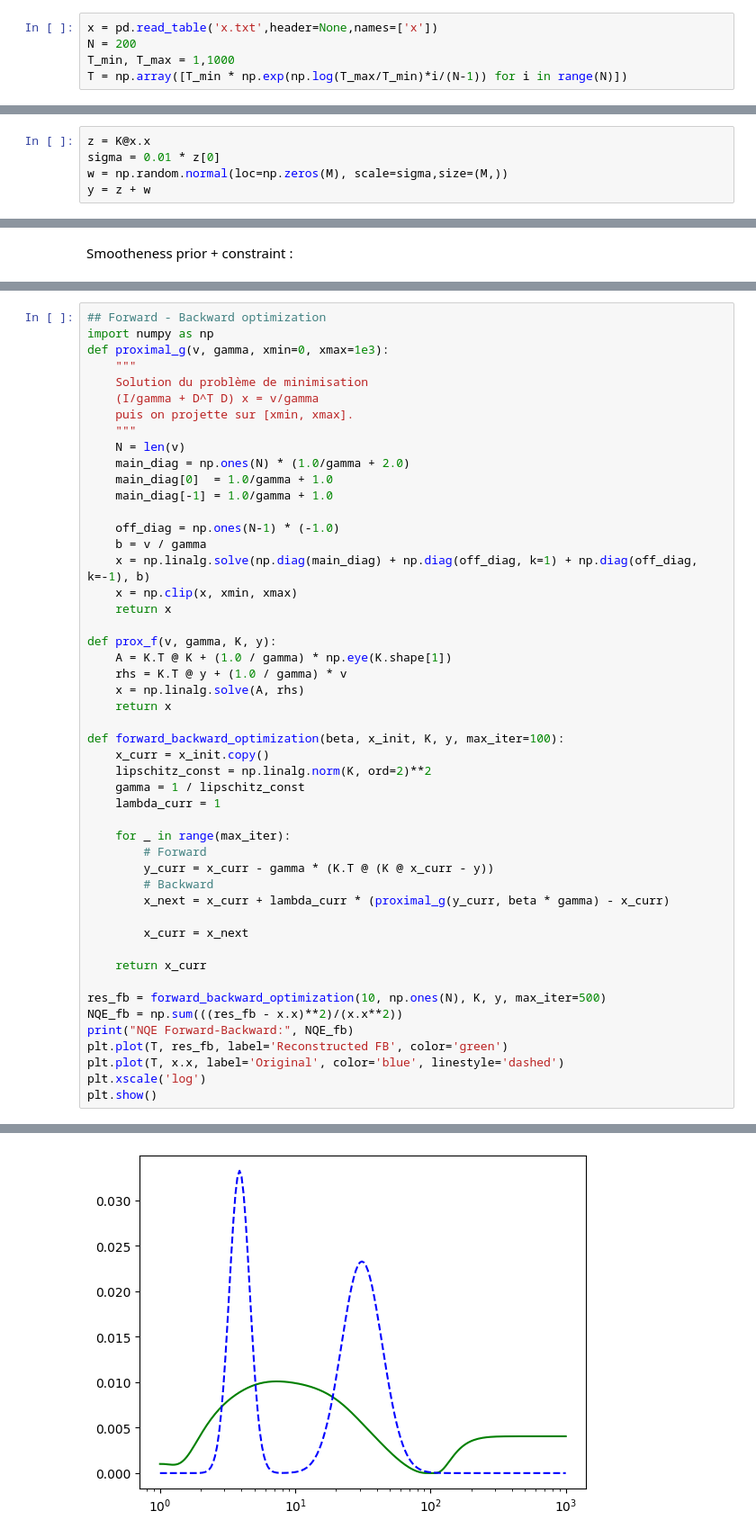
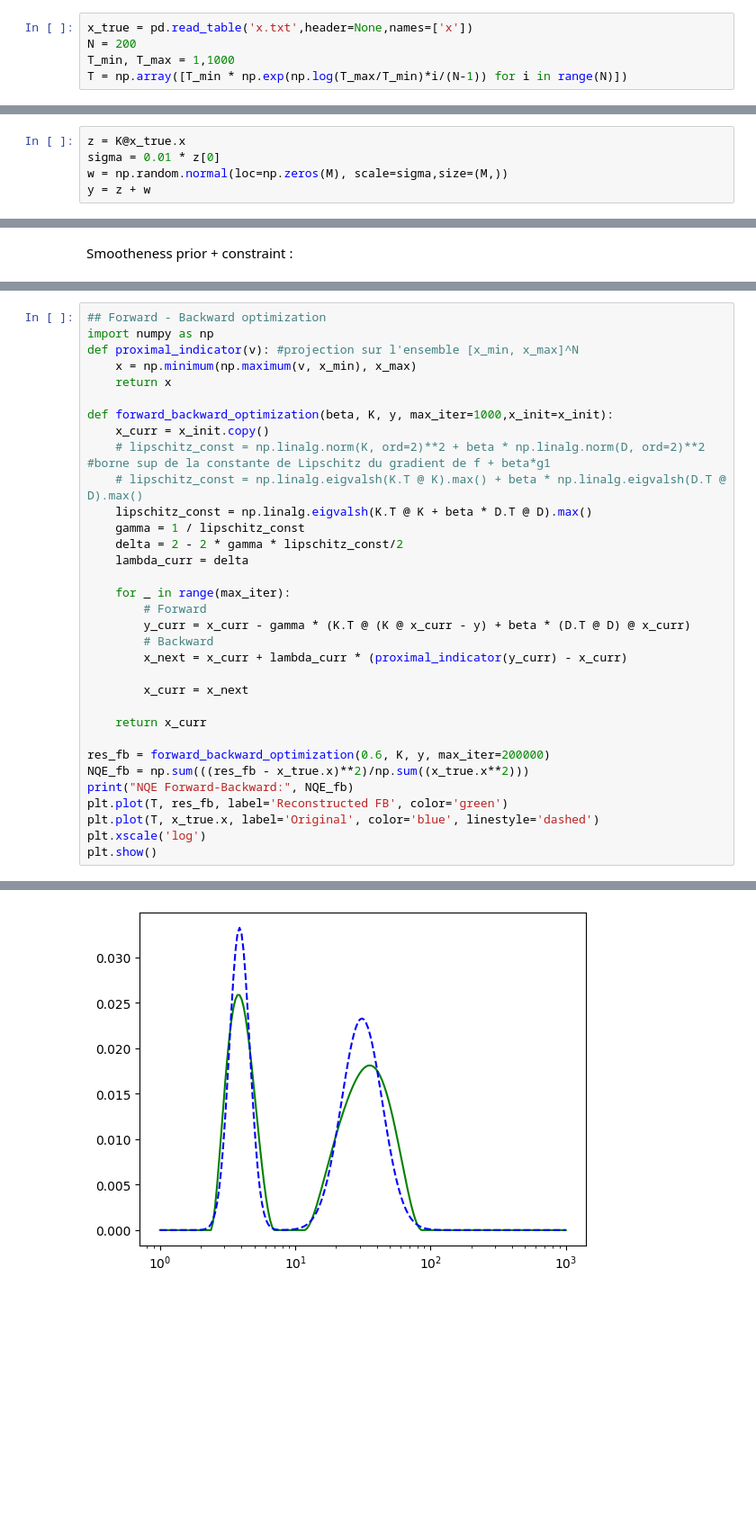
Before and after one commit to agathM/TPLSD, a Jupyter notebook: main.ipynb, the cells around one changed output, grey strips where cells are left out. Shown at 90% size. Cells and saved outputs as stored; diff of their text form; blank space fills up the shorter version.

```diff
--- a/main.ipynb
+++ b/main.ipynb
@@ -3,7 +5,7 @@ import numpy as np
 import pandas as pd
 import matplotlib.pyplot as plt
 # %%
-x = pd.read_table('x.txt',header=None,names=['x'])
+x_true = pd.read_table('x.txt',header=None,names=['x'])
 N = 200
 T_min, T_max = 1,1000
 T = np.array([T_min * np.exp(np.log(T_max/T_min)*i/(N-1)) for i in range(N)])
@@ -18,7 +20,7 @@ tmin, tmax = 0,1.5
 t = np.array([tmin + (tmax - tmin)*i/(M-1) for i in range(M)])
 K = np.exp(-np.outer(t,T))
 # %%
-z = K@x.x
+z = K@x_true.x
 sigma = 0.01 * z[0]
 w = np.random.normal(loc=np.zeros(M), scale=sigma,size=(M,))
 y = z + w
@@ -100,50 +126,34 @@ Minimum NQE: 5.095815874324797e+21
 # %%
 ## Forward - Backward optimization
 import numpy as np
-def proximal_g(v, gamma, xmin=0, xmax=1e3):
-    """
-    Solution du problème de minimisation
-    (I/gamma + D^T D) x = v/gamma
-    puis on projette sur [xmin, xmax].
-    """
-    N = len(v)
-    main_diag = np.ones(N) * (1.0/gamma + 2.0)
-    main_diag[0]  = 1.0/gamma + 1.0
-    main_diag[-1] = 1.0/gamma + 1.0
-
-    off_diag = np.ones(N-1) * (-1.0)
-    b = v / gamma
-    x = np.linalg.solve(np.diag(main_diag) + np.diag(off_diag, k=1) + np.diag(off_diag, k=-1), b)
-    x = np.clip(x, xmin, xmax)
+def proximal_indicator(v): #projection sur l'ensemble [x_min, x_max]^N
+    x = np.minimum(np.maximum(v, x_min), x_max)
     return x
 
-def prox_f(v, gamma, K, y):
-    A = K.T @ K + (1.0 / gamma) * np.eye(K.shape[1])
-    rhs = K.T @ y + (1.0 / gamma) * v
-    x = np.linalg.solve(A, rhs)
-    return x
-
-def forward_backward_optimization(beta, x_init, K, y, max_iter=100):
+def forward_backward_optimization(beta, K, y, max_iter=1000,x_init=x_init):
     x_curr = x_init.copy()
-    lipschitz_const = np.linalg.norm(K, ord=2)**2
+    # lipschitz_const = np.linalg.norm(K, ord=2)**2 + beta * np.linalg.norm(D, ord=2)**2 #borne sup de la constante de Lipschitz du gradient de f + beta*g1
+    # lipschitz_const = np.linalg.eigvalsh(K.T @ K).max() + beta * np.linalg.eigvalsh(D.T @ D).max()
+    lipschitz_const = np.linalg.eigvalsh(K.T @ K + beta * D.T @ D).max()
     gamma = 1 / lipschitz_const
-    lambda_curr = 1
+    delta = 2 - 2 * gamma * lipschitz_const/2
+    lambda_curr = delta
 
     for _ in range(max_iter):
         # Forward
-        y_curr = x_curr - gamma * (K.T @ (K @ x_curr - y))
+        y_curr = x_curr - gamma * (K.T @ (K @ x_curr - y) + beta * (D.T @ D) @ x_curr)
         # Backward
-        x_next = x_curr + lambda_curr * (proximal_g(y_curr, beta * gamma) - x_curr)
+        x_next = x_curr + lambda_curr * (proximal_indicator(y_curr) - x_curr)
 
         x_curr = x_next
 
     return x_curr
 
-res_fb = forward_backward_optimization(10, np.ones(N), K, y, max_iter=500)
-NQE_fb = np.sum(((res_fb - x.x)**2)/(x.x**2))
+res_fb = forward_backward_optimization(0.6, K, y, max_iter=200000)
+NQE_fb = np.sum(((res_fb - x_true.x)**2)/np.sum((x_true.x**2)))
 print("NQE Forward-Backward:", NQE_fb)
 plt.plot(T, res_fb, label='Reconstructed FB', color='green')
-plt.plot(T, x.x, label='Original', color='blue', linestyle='dashed')
+plt.plot(T, x_true.x, label='Original', color='blue', linestyle='dashed')
 plt.xscale('log')
 plt.show()
 # %% [output]
@@ -151 +161 @@ NQE Forward-Backward: 9.418840047038084e+41
-[figure, old version]
+[figure, new version]
```
Also changed, not shown: parts of 25 cells of this notebook.
